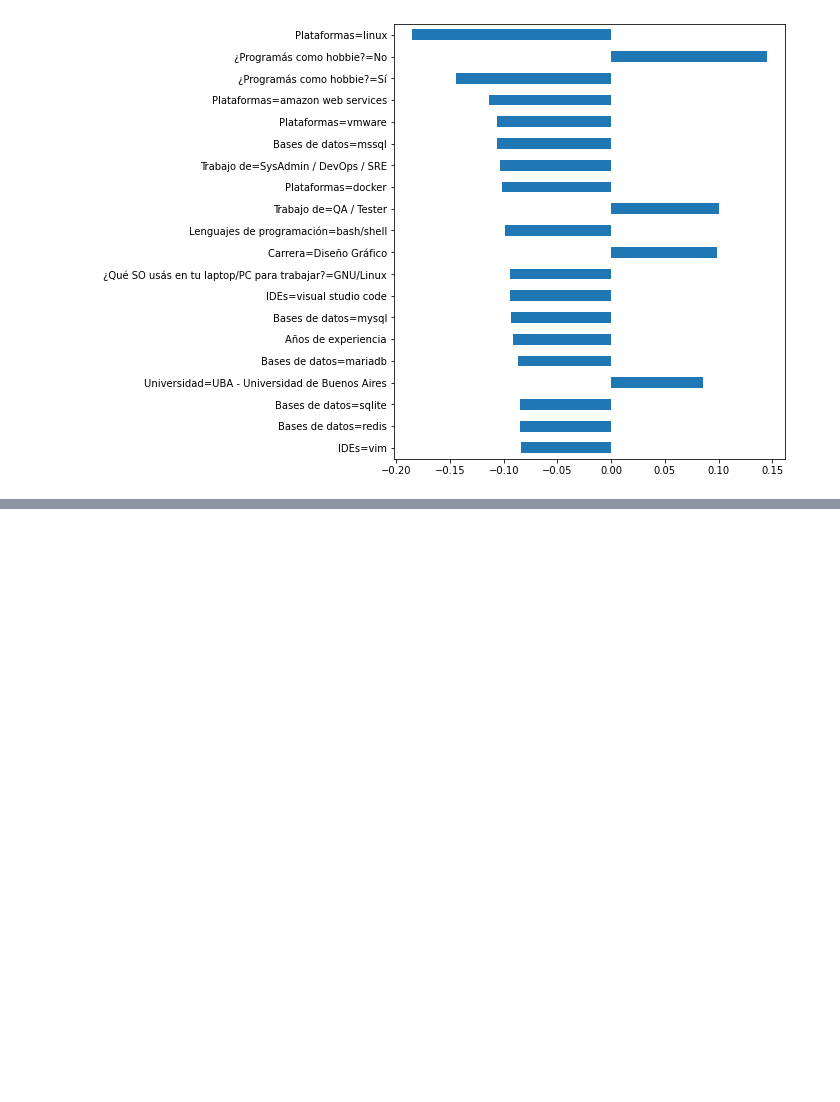
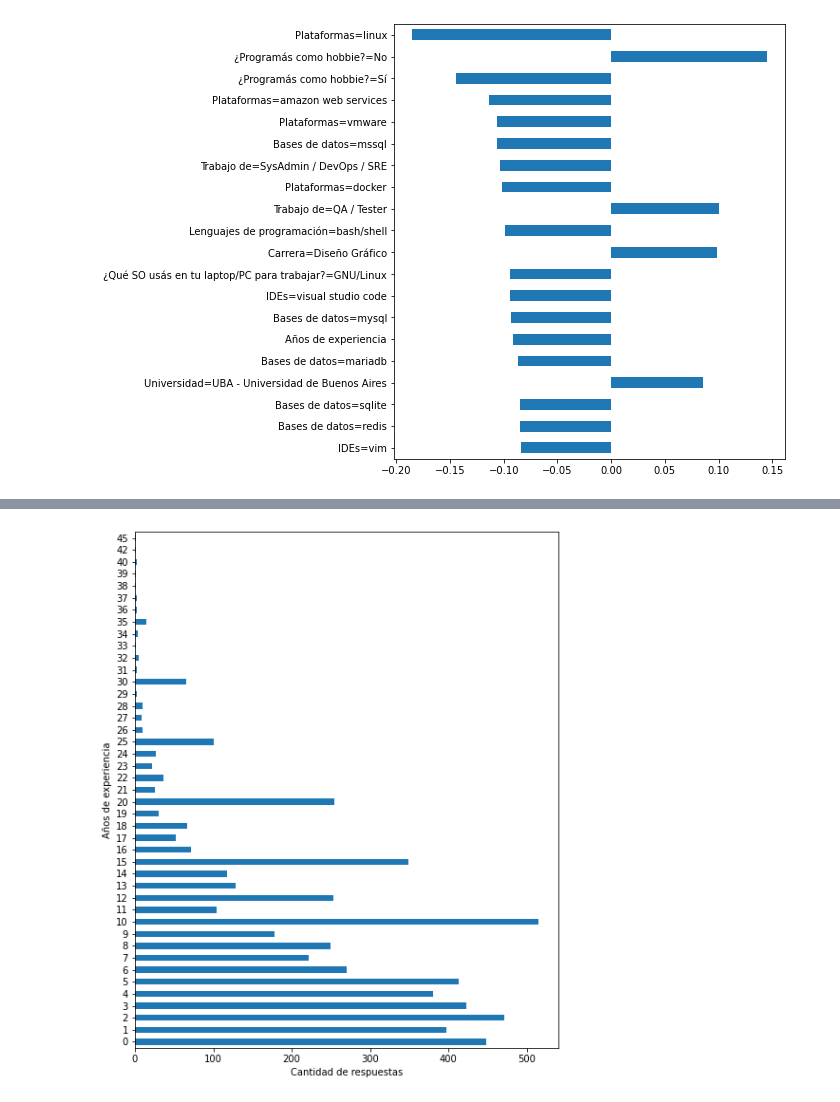
Before and after one commit to seppo0010/sysarmy-sueldos-2020.1, a Jupyter notebook: notebook/Brecha de género.ipynb, the cells around one changed output, grey strips where cells are left out. Drawn from its saved outputs; the diff is of its cells as text; code cells hidden in the pictures; blank space fills up the shorter version.

```diff
--- a/notebook/Brecha de género.ipynb
+++ b/notebook/Brecha de género.ipynb
@@ -1009,0 +1014,6 @@ df_corr = df_corr.sort_values('sort')['Mujer'].drop('Mujer').tail(20).rename(lam
+# %%
+ax = df['Años de experiencia'].apply(math.floor).value_counts().sort_index().plot.barh(figsize=(8, 10));
+ax.set_xlabel('Cantidad de respuestas');
+ax.set_ylabel('Años de experiencia');
+# %% [output]
+[figure, added]
```
Also changed, not shown: parts of 4 cells of this notebook, 3 other files.
